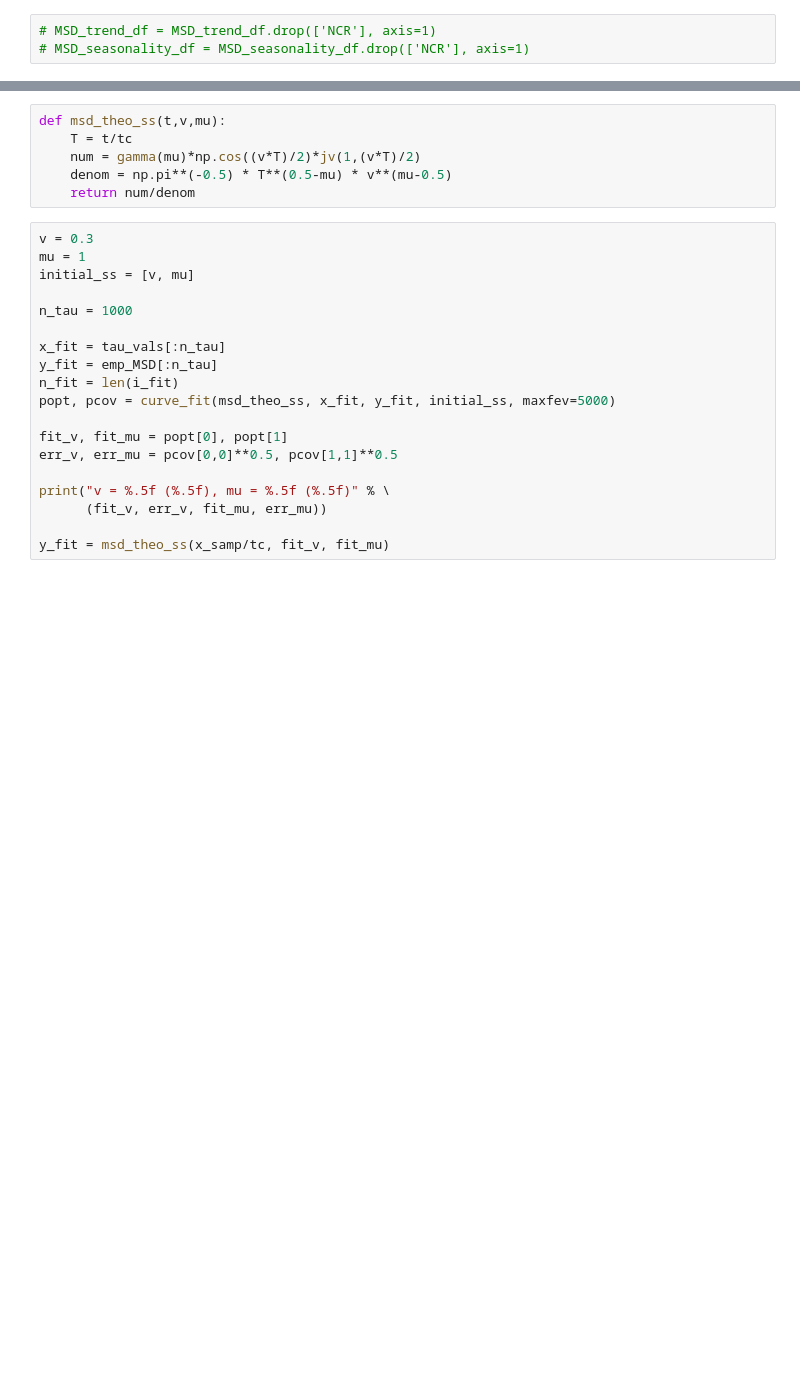
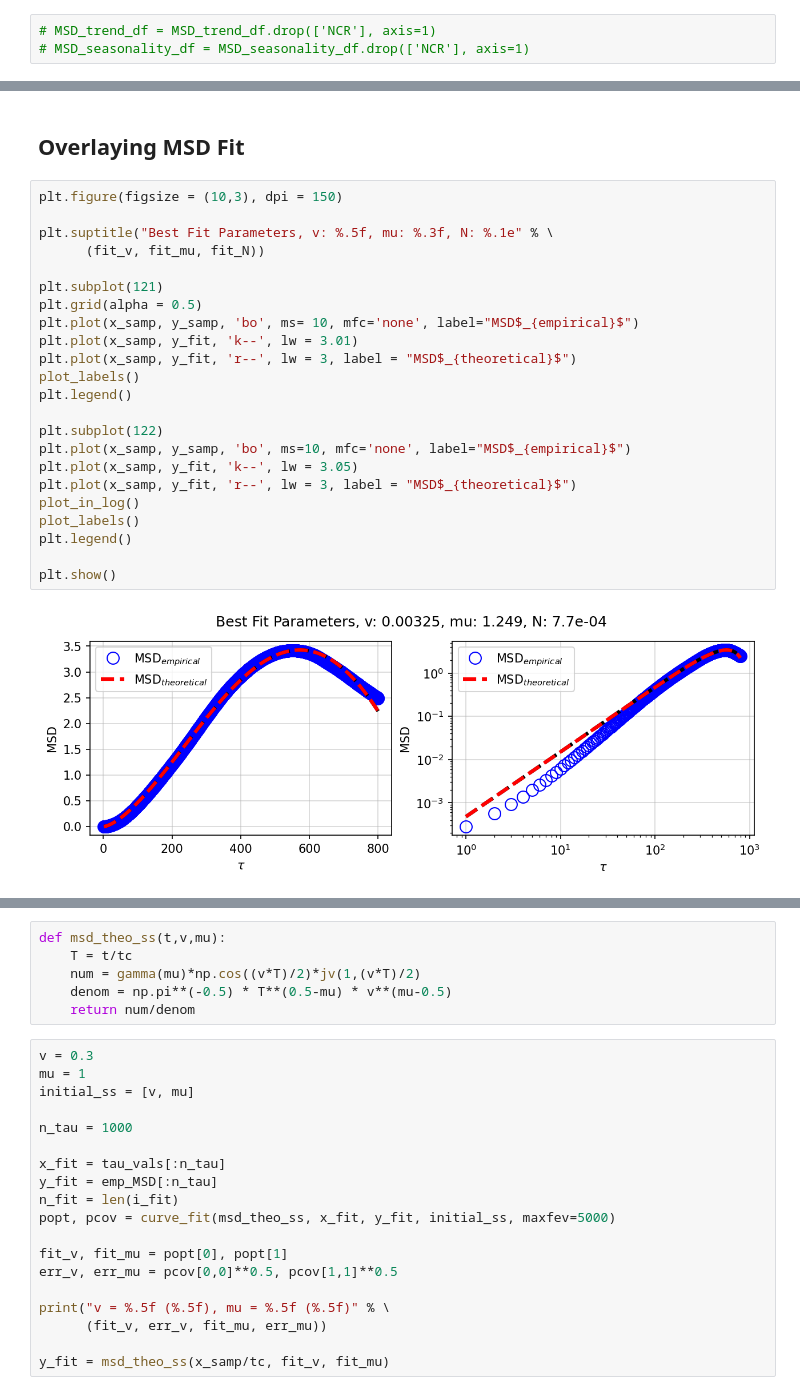
Before and after one commit to reneprincipejr/Physics-305---White-Noise-Analysis, a Jupyter notebook: Programming Assignments/Principe - Physics 305 First Passage Time Density.ipynb, the cells around one changed output, grey strips where cells are left out. Cells and saved outputs as stored; diff of their text form; blank space fills up the shorter version.

```diff
--- a/Programming Assignments/Principe - Physics 305 First Passage Time Density.ipynb
+++ b/Programming Assignments/Principe - Physics 305 First Passage Time Density.ipynb
@@ -132,0 +186,27 @@ Text(0.5, 1.0, 'Theoretical MSD (v: 0.3, $\\mu$: 1)')
+# %% [markdown]
+## Overlaying MSD Fit
+# %%
+plt.figure(figsize = (10,3), dpi = 150)
+
+plt.suptitle("Best Fit Parameters, v: %.5f, mu: %.3f, N: %.1e" % \
+      (fit_v, fit_mu, fit_N))
+
+plt.subplot(121)
+plt.grid(alpha = 0.5)
+plt.plot(x_samp, y_samp, 'bo', ms= 10, mfc='none', label="MSD$_{empirical}$")
+plt.plot(x_samp, y_fit, 'k--', lw = 3.01)
+plt.plot(x_samp, y_fit, 'r--', lw = 3, label = "MSD$_{theoretical}$")
+plot_labels()
+plt.legend()
+
+plt.subplot(122)
+plt.plot(x_samp, y_samp, 'bo', ms=10, mfc='none', label="MSD$_{empirical}$")
+plt.plot(x_samp, y_fit, 'k--', lw = 3.05)
+plt.plot(x_samp, y_fit, 'r--', lw = 3, label = "MSD$_{theoretical}$")
+plot_in_log()
+plot_labels()
+plt.legend()
+
+plt.show()
+# %% [output]
+[figure, added]
```
Also changed, not shown: parts of 42 cells of this notebook, 2 other files.
